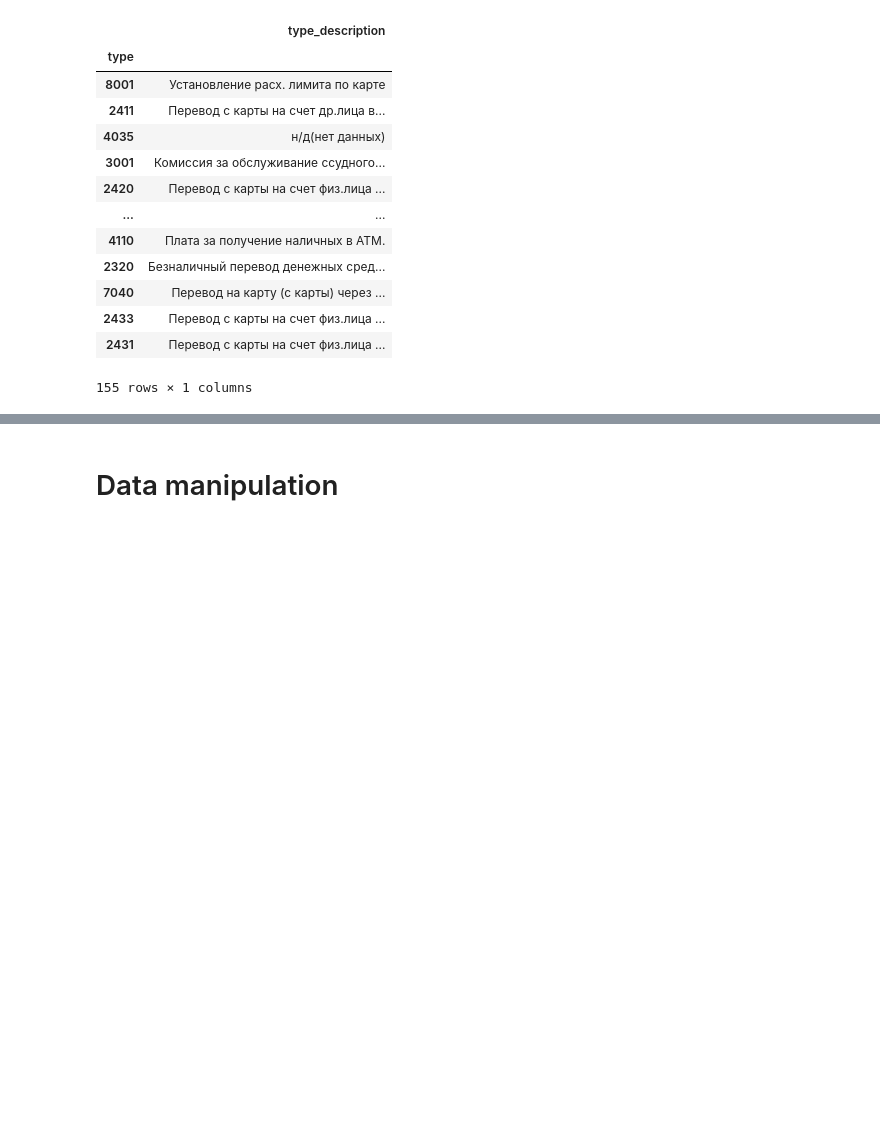
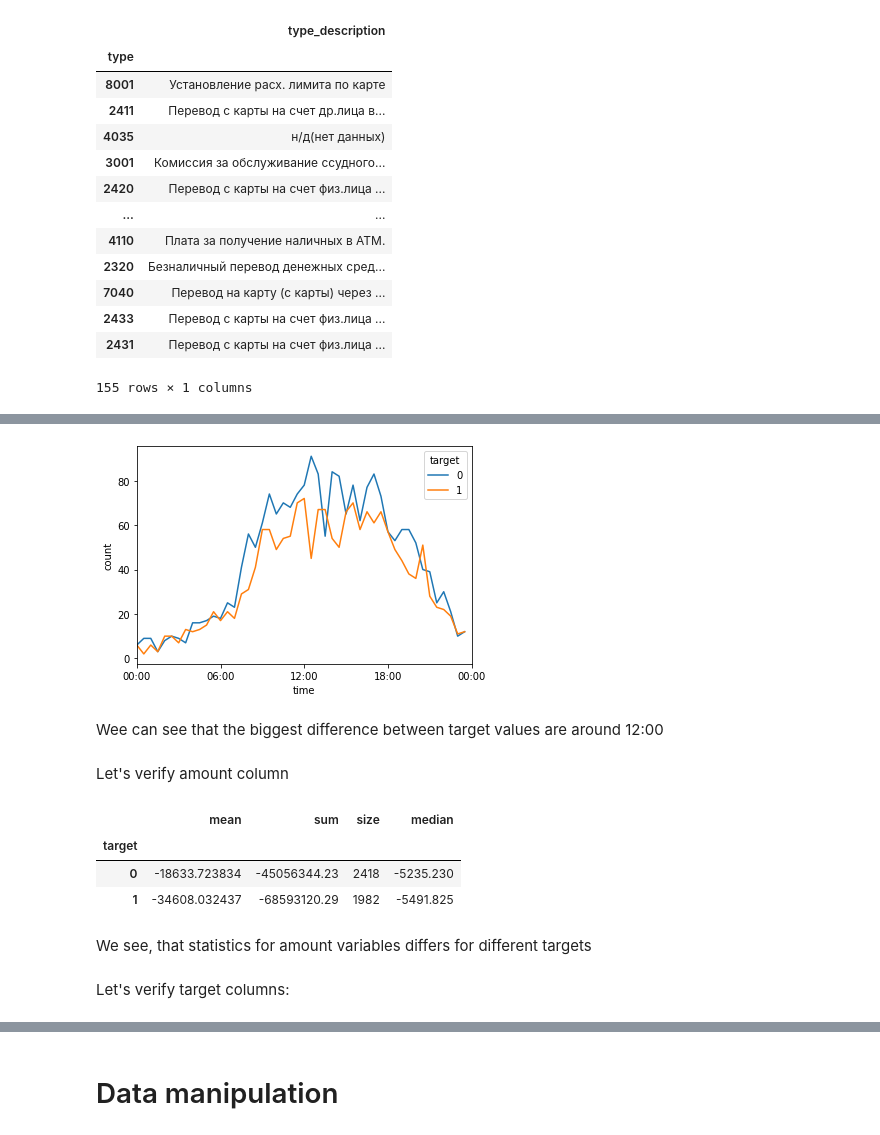
Before and after one commit to alaksiej-karalou/ml-intro-exposit, a Jupyter notebook: solution.ipynb, the cells around one changed output, grey strips where cells are left out. Saved outputs shown, nothing was run; the diff lists cells and outputs as text; code cells hidden in the pictures; blank space fills up the shorter version.

```diff
--- a/solution.ipynb
+++ b/solution.ipynb
@@ -208,0 +473,9 @@ types_data
+# %%
+import numpy as np
+
+interval_count_sec = 1800
+time_data = train_data.groupby(
+    [pd.cut(train_data['time'], np.arange(0, 3600 * 24 / interval_count_sec + 1) * interval_count_sec),
+     'target']).size().rename('count').reset_index()
+time_data['time'] = time_data['time'].apply(lambda col: int(col.left))
+time_data
@@ -208,0 +496,25 @@ types_data
+# %%
+import matplotlib.pyplot as plt
+
+plot = sns.lineplot(data = time_data, x = 'time', y = 'count', hue = 'target')
+plot.set_xlim(0, 3600 * 24)
+plot.set_xticks(np.arange(0, 3600 * 24 + 1, 3600 * 6))
+plot.set_xticklabels(['00:00', '06:00', '12:00', '18:00', '00:00'])
+plt.show()
+# %% [output]
+[figure, added]
+# %% [markdown]
+Wee can see that the biggest difference between target values are around 12:00
+# %% [markdown]
+Let's verify amount column
+# %%
+train_data.groupby('target')['amount'].agg(['mean','sum','size','median'])
+# %% [output]
+|  | mean | sum | size | median |
+| target |  |  |  |  |
+| 0 | -18633.723834 | -45056344.23 | 2418 | -5235.230 |
+| 1 | -34608.032437 | -68593120.29 | 1982 | -5491.825 |
+# %% [markdown]
+We see, that statistics for  amount variables differs for different targets
+# %% [markdown]
+Let's verify target columns:
```
Also changed, not shown: parts of 57 cells of this notebook, 2 other files.
